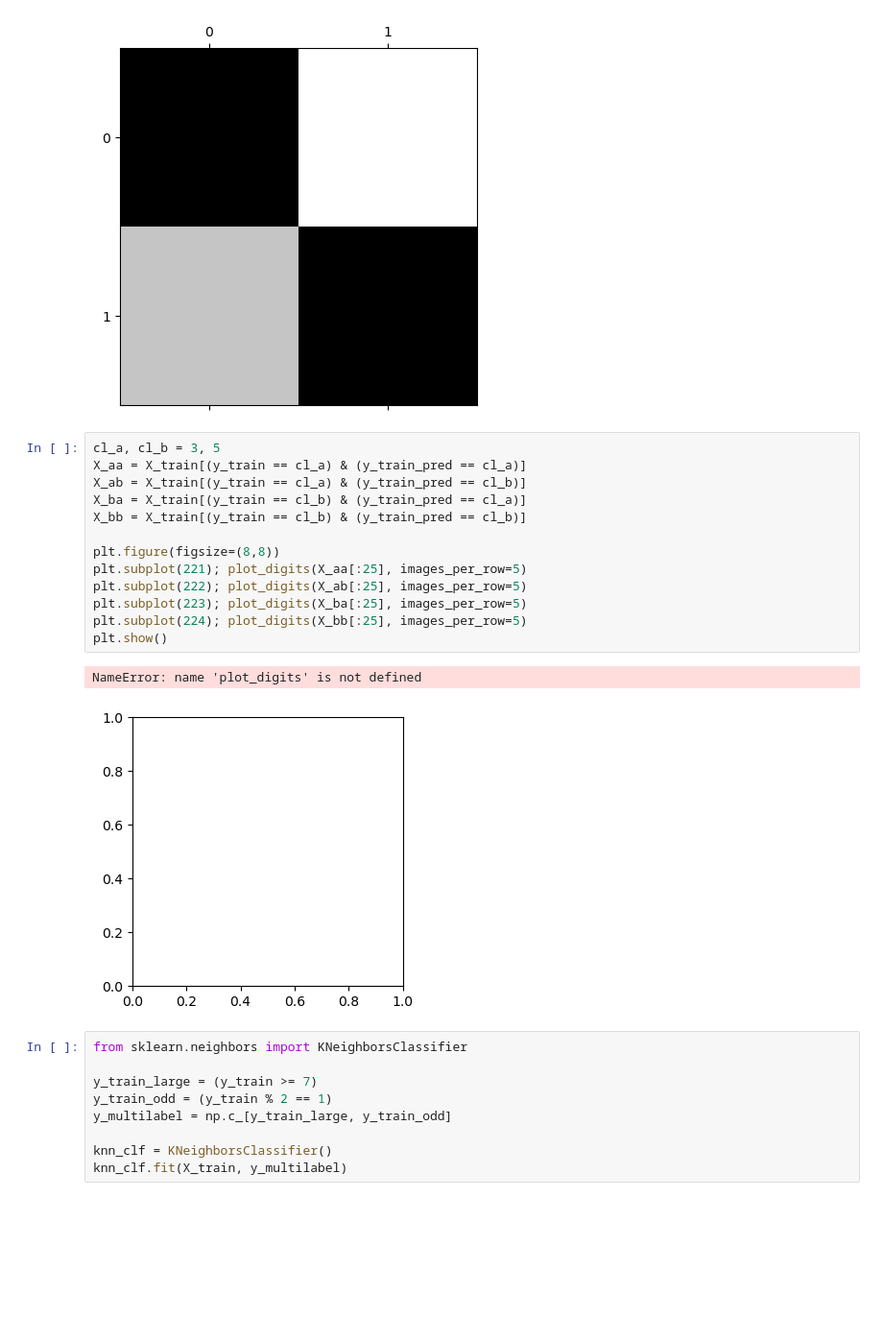
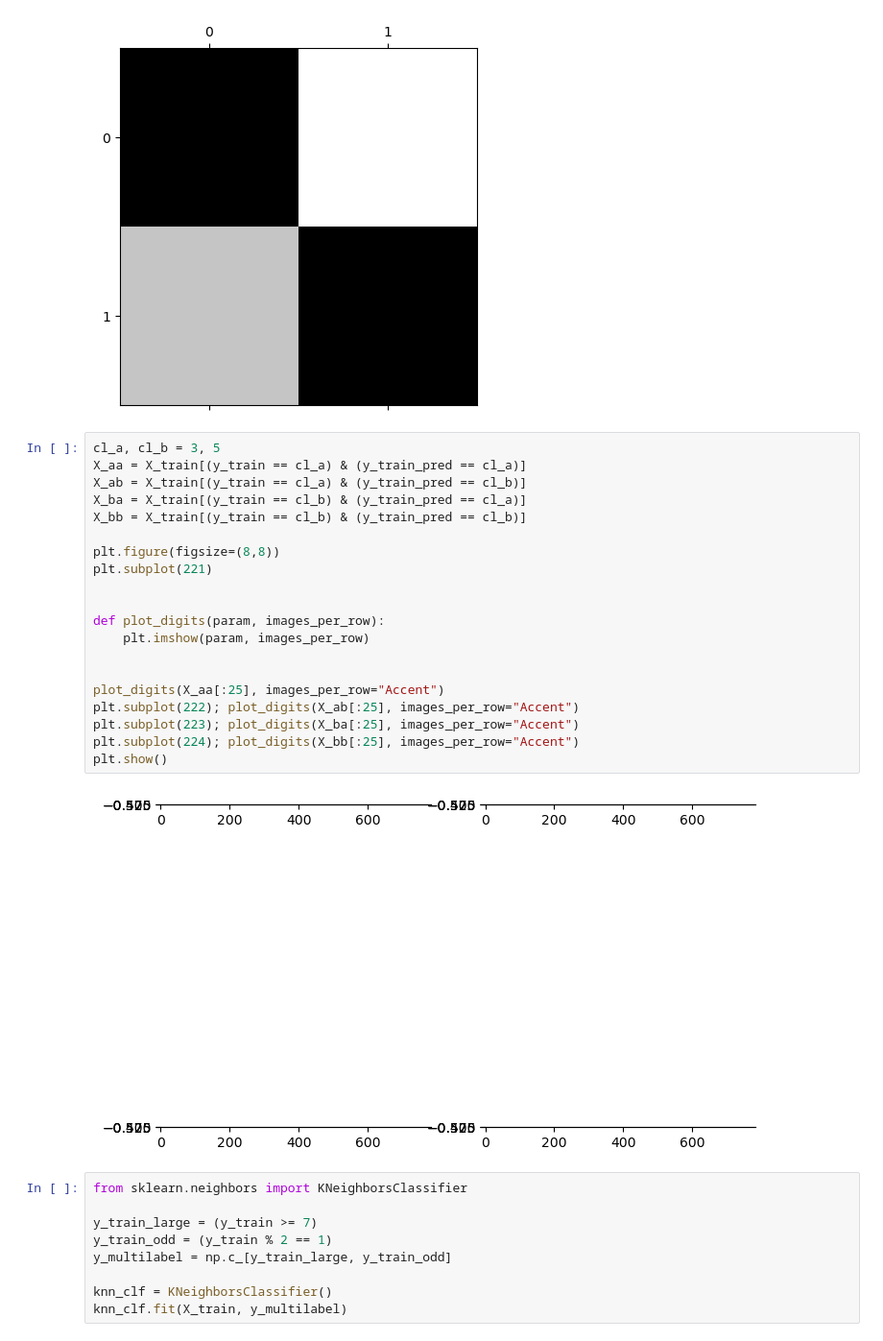
Before and after one commit to alishakiba/data-mining-fall-2022, a Jupyter notebook: Basic Classifier.ipynb, the cells around one changed output. Shown at 96% size. Cells and saved outputs as stored; diff of their text form; blank space fills up the shorter version.

```diff
--- a/Basic Classifier.ipynb
+++ b/Basic Classifier.ipynb
@@ -291,19 +291,25 @@ plt.show()
 # %%
 cl_a, cl_b = 3, 5
 X_aa = X_train[(y_train == cl_a) & (y_train_pred == cl_a)]
 X_ab = X_train[(y_train == cl_a) & (y_train_pred == cl_b)]
 X_ba = X_train[(y_train == cl_b) & (y_train_pred == cl_a)]
 X_bb = X_train[(y_train == cl_b) & (y_train_pred == cl_b)]
 
 plt.figure(figsize=(8,8))
-plt.subplot(221); plot_digits(X_aa[:25], images_per_row=5)
-plt.subplot(222); plot_digits(X_ab[:25], images_per_row=5)
-plt.subplot(223); plot_digits(X_ba[:25], images_per_row=5)
-plt.subplot(224); plot_digits(X_bb[:25], images_per_row=5)
+plt.subplot(221)
+
+
+def plot_digits(param, images_per_row):
+    plt.imshow(param, images_per_row)
+
+
+plot_digits(X_aa[:25], images_per_row="Accent")
+plt.subplot(222); plot_digits(X_ab[:25], images_per_row="Accent")
+plt.subplot(223); plot_digits(X_ba[:25], images_per_row="Accent")
+plt.subplot(224); plot_digits(X_bb[:25], images_per_row="Accent")
 plt.show()
 # %% [output]
-NameError: name 'plot_digits' is not defined
-[figure, old version]
+[figure, new version]
 # %%
 from sklearn.neighbors import KNeighborsClassifier
 
```
Also changed, not shown: parts of 4 cells of this notebook.
